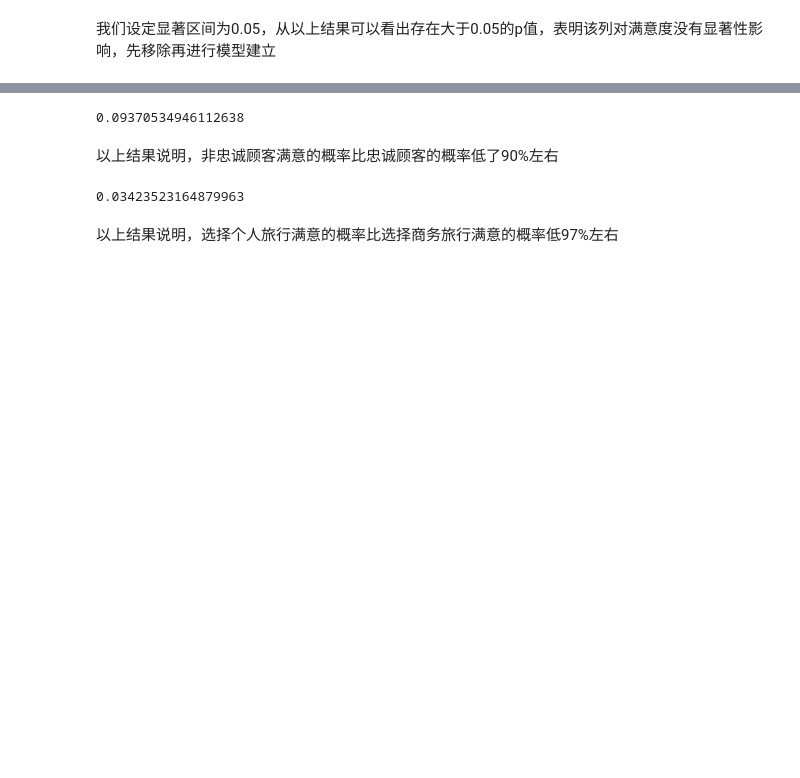
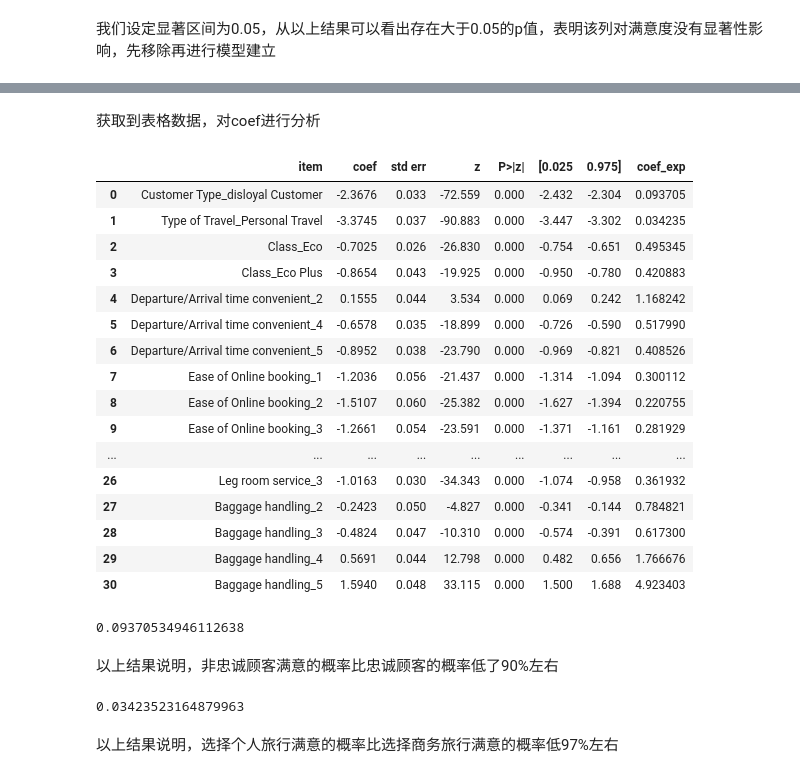
Before and after one commit to Tindoiimu/Python_data_analysis, a Jupyter notebook: 航空公司乘客满意度数据集.ipynb, the cells around one changed output, grey strips where cells are left out. Cells and saved outputs as stored; diff of their text form; code cells hidden in the pictures; blank space fills up the shorter version.

```diff
--- a/航空公司乘客满意度数据集.ipynb
+++ b/航空公司乘客满意度数据集.ipynb
@@ -710,0 +715,15 @@ Logit Regression Results
+# %%
+# 读取结论的表格
+model_table = model.summary().tables
+
+# 将第二个表转化成DataFrame
+model_df = pd.DataFrame(model_table[1])
+
+# 将第一行作为列标签并且删除第一行，因为作为标签后不会删除
+model_df.columns = model_df.iloc[0]
+model_df = model_df.drop(0)
+
+# 重命名第一列参数为item，并且重置索引，删掉重置前的索引
+model_df = model_df.rename(columns = {model_df.columns[0]:'item'})
+model_df.reset_index(drop = True,inplace = True)
+model_df
@@ -711,3 +748,31 @@ Logit Regression Results
+# %% [markdown]
+获取到表格数据，对coef进行分析
+# %%
+model_df = model_df.astype(str)
+model_df['coef'] = model_df['coef'].astype(float)
+# %%
+model_df = model_df.drop('')
+# %%
+model_df['coef_exp'] = np.exp(model_df['coef'])
+model_df
+# %% [output]
+|  | item | coef | std err | z | P>|z| | [0.025 | 0.975] | coef_exp |
+| 0 | Customer Type_disloyal Customer | -2.3676 | 0.033 | -72.559 | 0.000 | -2.432 | -2.304 | 0.093705 |
+| 1 | Type of Travel_Personal Travel | -3.3745 | 0.037 | -90.883 | 0.000 | -3.447 | -3.302 | 0.034235 |
+| 2 | Class_Eco | -0.7025 | 0.026 | -26.830 | 0.000 | -0.754 | -0.651 | 0.495345 |
+| 3 | Class_Eco Plus | -0.8654 | 0.043 | -19.925 | 0.000 | -0.950 | -0.780 | 0.420883 |
+| 4 | Departure/Arrival time convenient_2 | 0.1555 | 0.044 | 3.534 | 0.000 | 0.069 | 0.242 | 1.168242 |
+| 5 | Departure/Arrival time convenient_4 | -0.6578 | 0.035 | -18.899 | 0.000 | -0.726 | -0.590 | 0.517990 |
+| 6 | Departure/Arrival time convenient_5 | -0.8952 | 0.038 | -23.790 | 0.000 | -0.969 | -0.821 | 0.408526 |
+| 7 | Ease of Online booking_1 | -1.2036 | 0.056 | -21.437 | 0.000 | -1.314 | -1.094 | 0.300112 |
+| 8 | Ease of Online booking_2 | -1.5107 | 0.060 | -25.382 | 0.000 | -1.627 | -1.394 | 0.220755 |
+| 9 | Ease of Online booking_3 | -1.2661 | 0.054 | -23.591 | 0.000 | -1.371 | -1.161 | 0.281929 |
+| ... | ... | ... | ... | ... | ... | ... | ... | ... |
+| 26 | Leg room service_3 | -1.0163 | 0.030 | -34.343 | 0.000 | -1.074 | -0.958 | 0.361932 |
+| 27 | Baggage handling_2 | -0.2423 | 0.050 | -4.827 | 0.000 | -0.341 | -0.144 | 0.784821 |
+| 28 | Baggage handling_3 | -0.4824 | 0.047 | -10.310 | 0.000 | -0.574 | -0.391 | 0.617300 |
+| 29 | Baggage handling_4 | 0.5691 | 0.044 | 12.798 | 0.000 | 0.482 | 0.656 | 1.766676 |
+| 30 | Baggage handling_5 | 1.5940 | 0.048 | 33.115 | 0.000 | 1.500 | 1.688 | 4.923403 |
 # %%
 # Customer Type_disloyal Customer
 np.exp(-2.3676)
```
Also changed, not shown: parts of 16 cells of this notebook.
